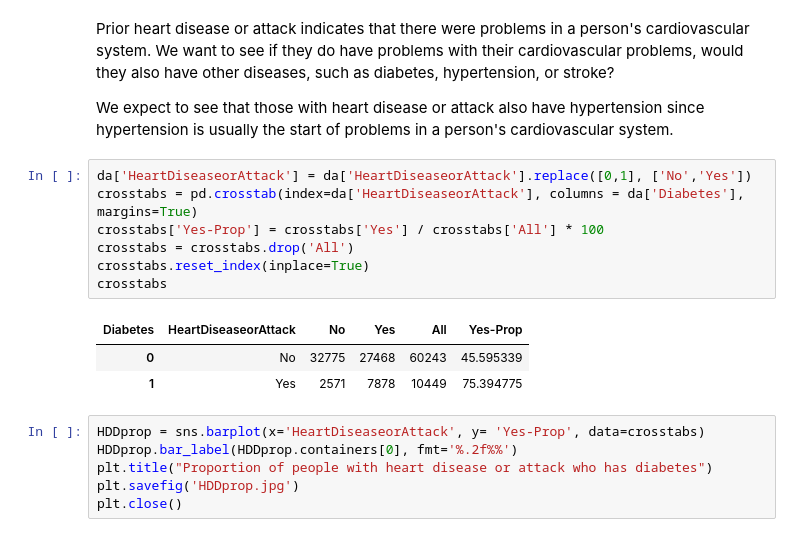
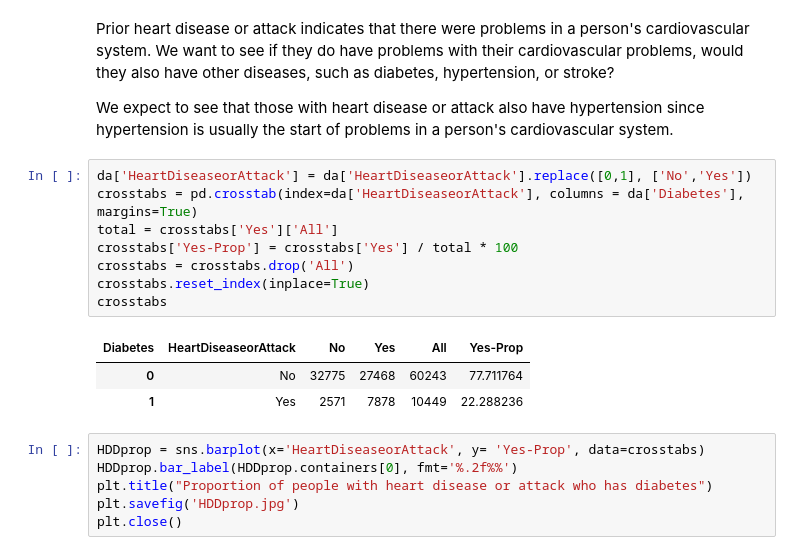
Before and after one commit to mz123analysis/Health-Analysis, a Jupyter notebook: Analysis/Analysis of our Heath Data.ipynb, the cells around one changed output. Saved outputs shown, nothing was run; the diff lists cells and outputs as text.

```diff
--- a/Analysis/Analysis of our Heath Data.ipynb
+++ b/Analysis/Analysis of our Heath Data.ipynb
@@ -497,14 +506,15 @@ We expect to see that those with heart disease or attack also have hypertension
 # %%
 da['HeartDiseaseorAttack'] = da['HeartDiseaseorAttack'].replace([0,1], ['No','Yes'])
 crosstabs = pd.crosstab(index=da['HeartDiseaseorAttack'], columns = da['Diabetes'], margins=True)
-crosstabs['Yes-Prop'] = crosstabs['Yes'] / crosstabs['All'] * 100
+total = crosstabs['Yes']['All']
+crosstabs['Yes-Prop'] = crosstabs['Yes'] / total * 100
 crosstabs = crosstabs.drop('All')
 crosstabs.reset_index(inplace=True)
 crosstabs
 # %% [output]
 | Diabetes | HeartDiseaseorAttack | No | Yes | All | Yes-Prop |
-| 0 | No | 32775 | 27468 | 60243 | 45.595339 |
-| 1 | Yes | 2571 | 7878 | 10449 | 75.394775 |
+| 0 | No | 32775 | 27468 | 60243 | 77.711764 |
+| 1 | Yes | 2571 | 7878 | 10449 | 22.288236 |
 # %%
 HDDprop = sns.barplot(x='HeartDiseaseorAttack', y= 'Yes-Prop', data=crosstabs)
 HDDprop.bar_label(HDDprop.containers[0], fmt='%.2f%%')
```
Also changed, not shown: parts of 16 cells of this notebook, 16 other files.
